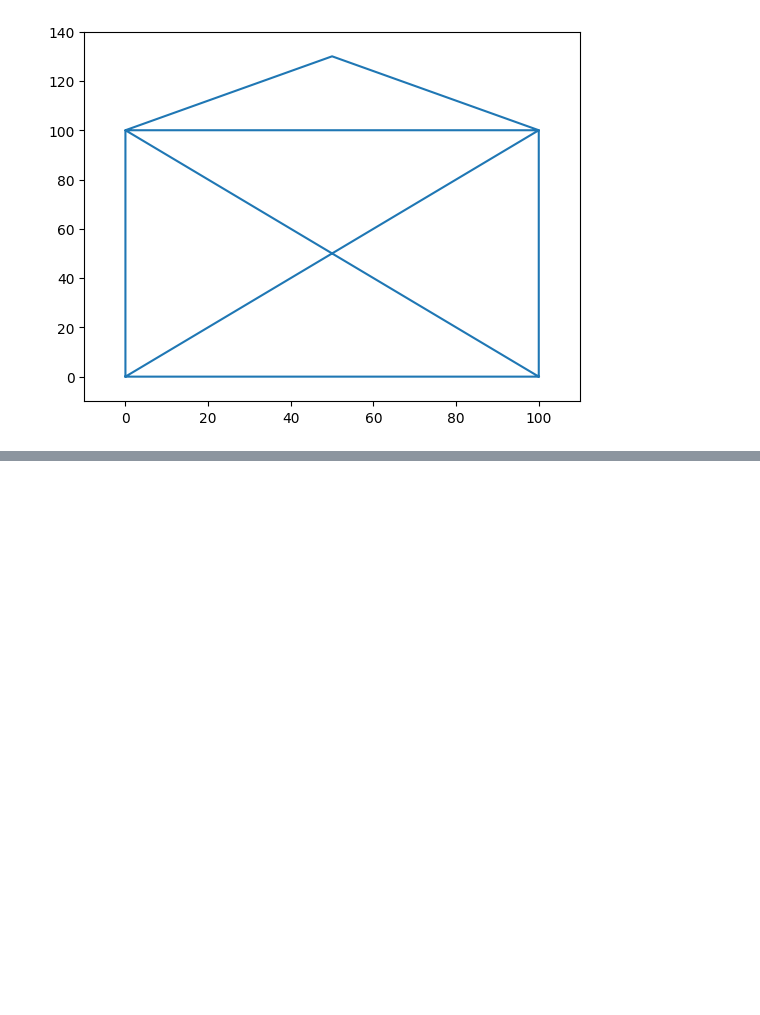
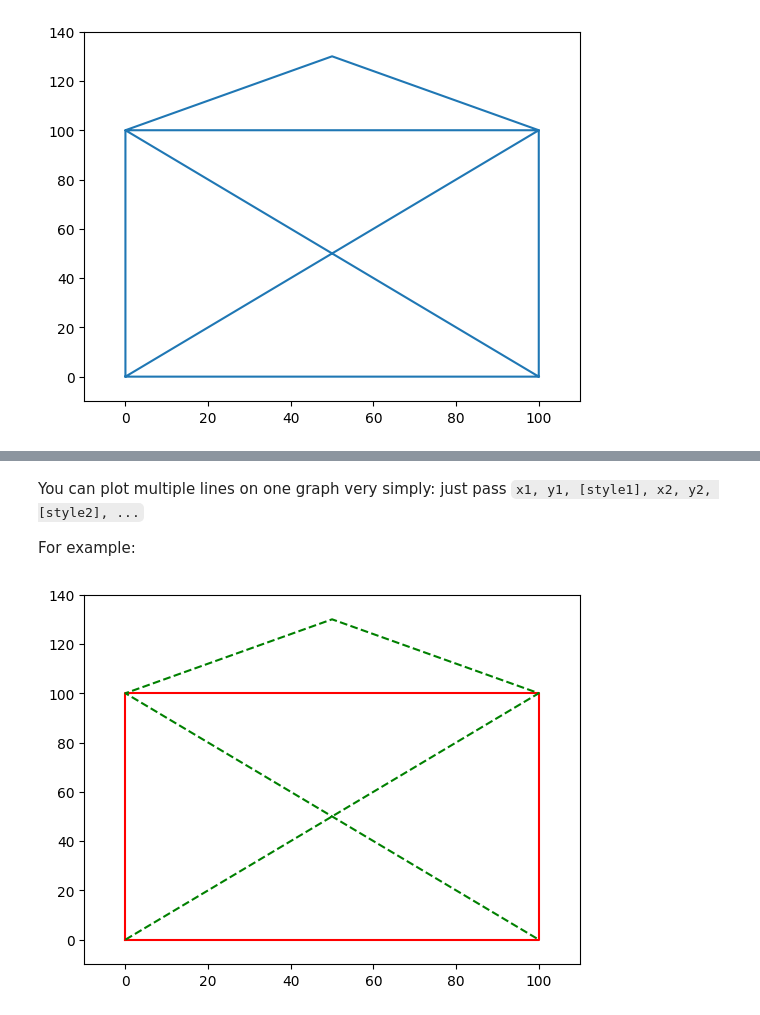
Before and after one commit to JayZeus999/Hands-On-Machine-Learning, a Jupyter notebook: Tools/matplotlib.ipynb, the cells around one changed output, grey strips where cells are left out. Saved outputs shown, nothing was run; the diff lists cells and outputs as text; code cells hidden in the pictures; blank space fills up the shorter version.

```diff
--- a/Tools/matplotlib.ipynb
+++ b/Tools/matplotlib.ipynb
@@ -49,0 +60,11 @@ plt.show()
+# %% [markdown]
+You can plot multiple lines on one graph very simply: just pass `x1, y1, [style1], x2, y2, [style2], ...`
+
+For example:
+# %%
+plt.plot([0, 100, 100, 0, 0], [0, 0, 100, 100, 0], "r-",
+         [0, 100, 50, 0, 100], [0, 100, 130, 100, 0], "g--")
+plt.axis([-10, 110, -10, 140])
+plt.show()
+# %% [output]
+[figure, added]
```
Also changed, not shown: parts of 2 cells of this notebook.
